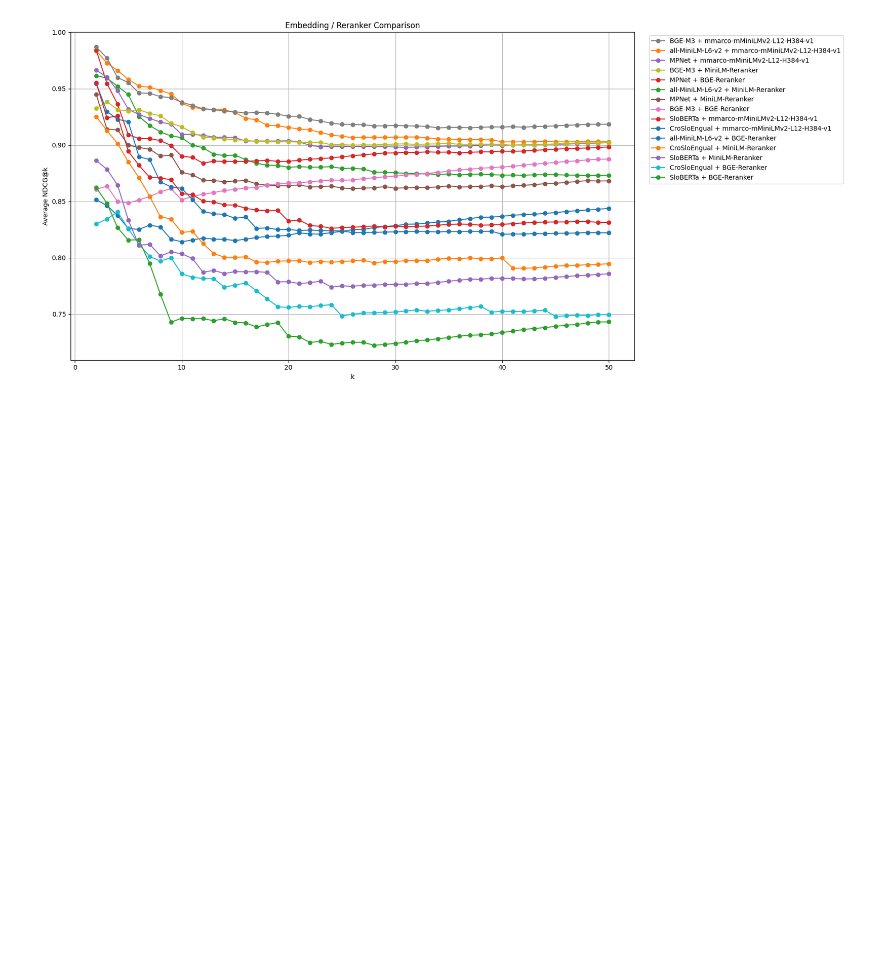
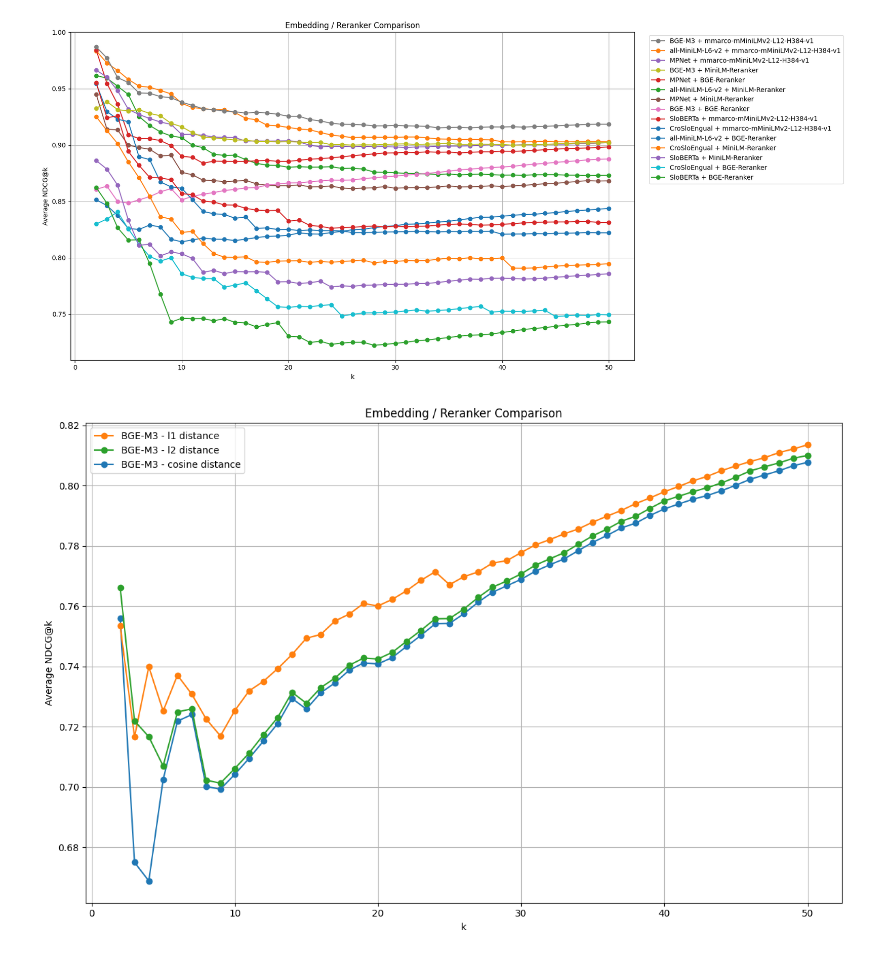
Before and after one commit to GalFajon/wier-assignment-1, a Jupyter notebook: pa2/graphs_llm_eval.ipynb, the cells around one changed output. Drawn from its saved outputs; the diff is of its cells as text; code cells hidden in the pictures; blank space fills up the shorter version.

Commit message:
Distance metrics graph

```diff
--- a/pa2/graphs_llm_eval.ipynb
+++ b/pa2/graphs_llm_eval.ipynb
@@ -8,7 +8,8 @@ import matplotlib.pyplot as plt
 def plot_ndcg_folder(
     folder_path,
     legend_outside=False,
-    name_map=None
+    name_map=None,
+    append_filename_to_legend=False
 ):
 
     if name_map is None:
@@ -101,6 +102,10 @@ def plot_ndcg_folder(
             np.mean(ndcgs)
         )
 
+        # ----------------------------------------
+        # BASE LABEL
+        # ----------------------------------------
+
         if reranking_enabled and reranking_model:
 
             label = (
@@ -111,6 +116,26 @@ def plot_ndcg_folder(
         else:
 
             label = embedding_model
+
+        # ----------------------------------------
+        # OPTIONAL FILE NAME APPEND
+        # ----------------------------------------
+
+        if append_filename_to_legend:
+
+            file_base = os.path.splitext(
+                json_file
+            )[0]
+
+            distance_label = (
+                file_base.replace("_", " ")
+                + " distance"
+            )
+
+            label = (
+                f"{label} "
+                f"- {distance_label}"
+            )
 
         line, = plt.plot(
             ks,
@@ -183,3 +208,7 @@ NAME_MAP = {
 plot_ndcg_folder('./evaluated_models/rerankers', legend_outside=True, name_map=NAME_MAP)
 # %% [output]
 [figure]
+# %%
+plot_ndcg_folder('./evaluated_models/metrics', legend_outside=False, name_map=NAME_MAP, append_filename_to_legend=True)
+# %% [output]
+[figure, added]
```
Also changed, not shown: 4 other files.
